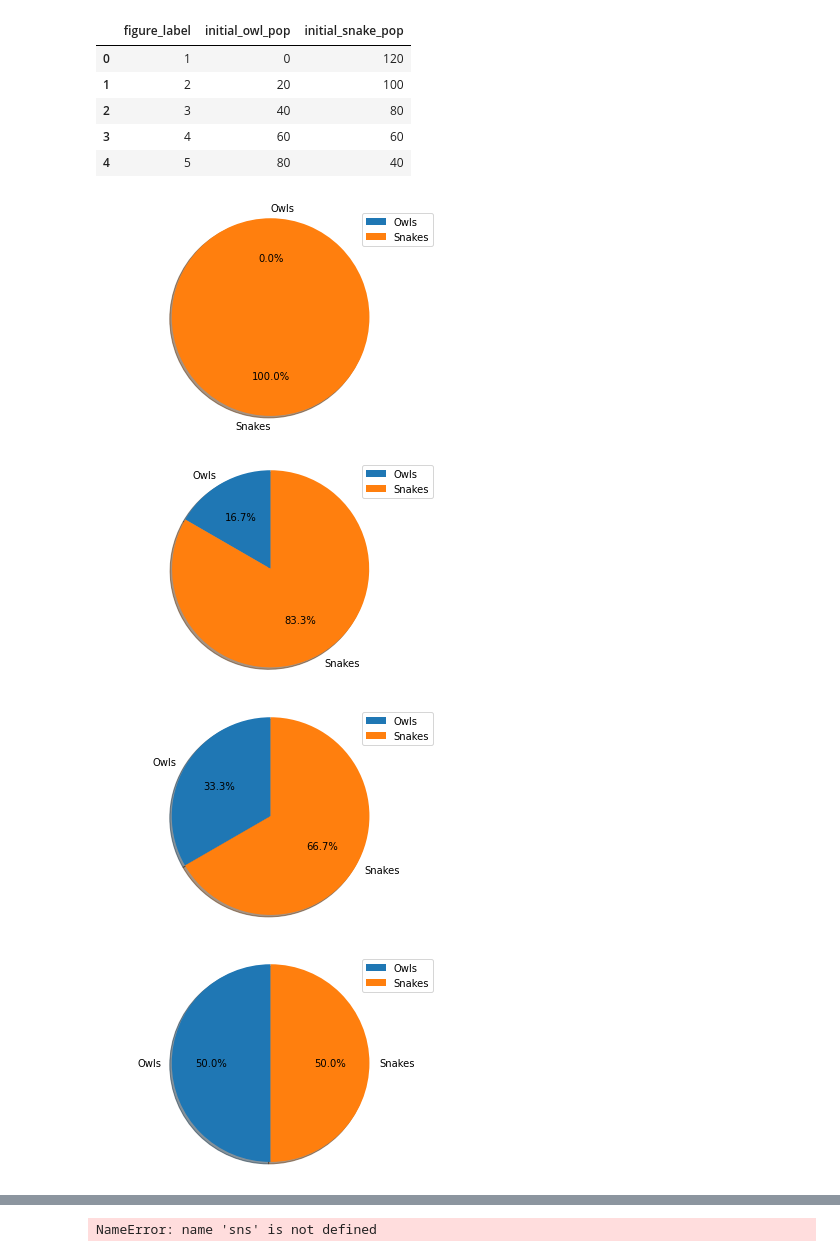
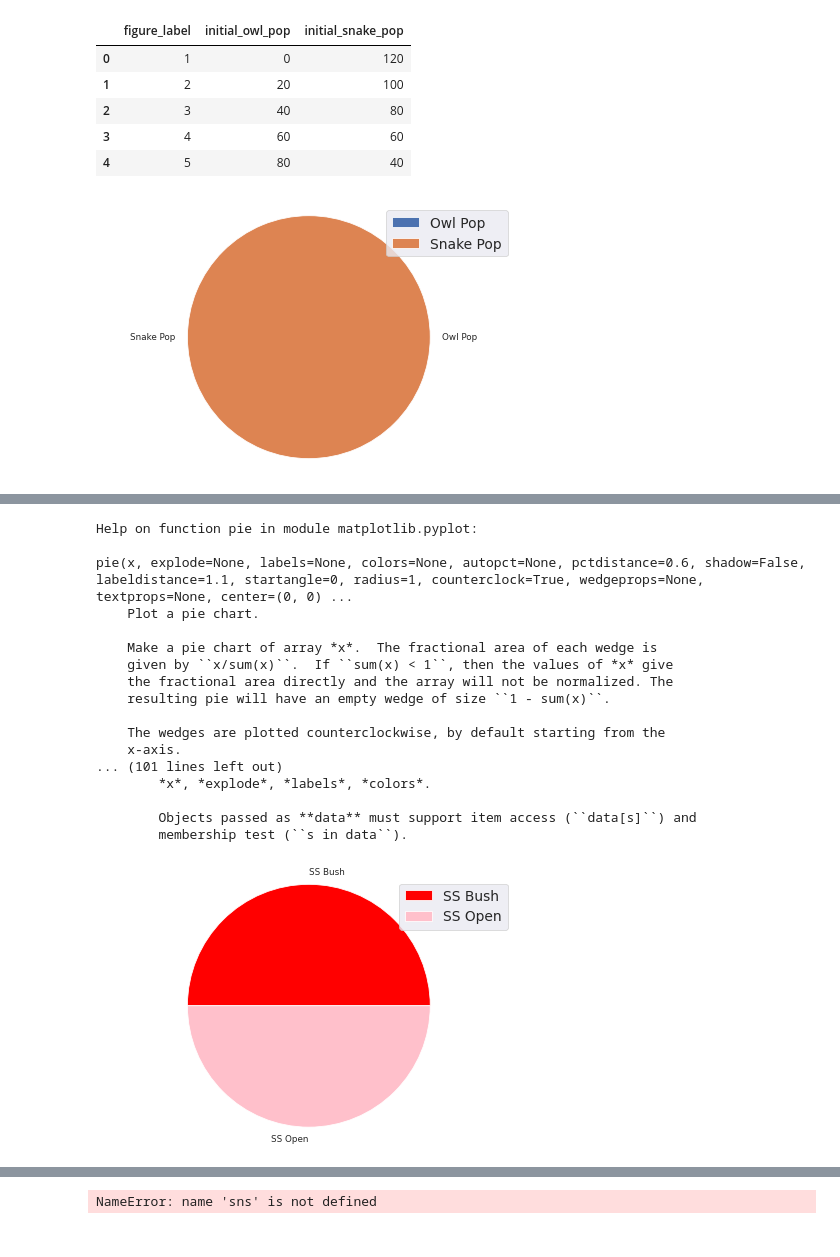
Before and after one commit to michaelremington2/uumarrty_post_sim_analysis, a Jupyter notebook: Figures_and_stats.ipynb, the cells around one changed output, grey strips where cells are left out. Drawn from its saved outputs; the diff is of its cells as text; code cells hidden in the pictures.

Commit message:
added a legend for experimental groups.

```diff
--- a/Figures_and_stats.ipynb
+++ b/Figures_and_stats.ipynb
@@ -130,29 +130,21 @@ df_owl.head()
 | 3 | 4 | 60 | 60 |
 | 4 | 5 | 80 | 40 |
 # %%
-#df_owl.head()
+#make owl figures
 
-# fig, axes = plt.subplots(len(exps), 3, sharex=False,sharey=True, figsize=(36,28))
-
-# for i, title in enumerate(exps):
-#     temp = temp_data(df=result,filter_val=title)
-#     g0 = sns.barplot(
-#             ax=axes[i,0], data=temp,
-#             x="mean_bush_pref", y="exp", hue="org",
-#             ci=95, palette="dark", alpha=.6
-#         ).set(title='{} Mean Bush Preference'.format(title))
-
+sns.set_context("paper")
 for index, row in df_owl.iterrows():
     data = [row['initial_owl_pop'],row['initial_snake_pop']]
     fig1, ax1 = plt.subplots()
-    ax1.pie(data, labels=['Owls','Snakes'], autopct='%1.1f%%',
-            shadow=True, startangle=90)
+#     ax1.pie(data, labels=['Owls','Snakes'], autopct='%1.1f%%',
+#             shadow=True, startangle=90)
+    ax1.pie(data,labels=['Owl Pop','Snake Pop'])
+    plt.legend(loc="upper right",fontsize='x-large',)
     ax1.axis('equal')  # Equal aspect ratio ensures that pie is drawn as a circle.
-    plt.legend(loc="upper right")
+    #plt.legend(loc="upper right")
     fp = '/home/mremington/Documents/uumarrty_post_sim/uumarrty_post_sim_analysis/images/yaxis_labels/owl_figure_label_{}.png'.format(row['figure_label'])
-    plt.savefig(fp)
+    #plt.savefig(fp)
+    fig1.tight_layout()
+    break
 # %% [output]
-[figure, old version]
+[figure, new version]
-[figure, removed]
-[figure, removed]
-[figure, removed]
@@ -160,0 +151,39 @@ for index, row in df_owl.iterrows():
+# %%
+help(plt.pie)
+# %% [output]
+Help on function pie in module matplotlib.pyplot:
+
+pie(x, explode=None, labels=None, colors=None, autopct=None, pctdistance=0.6, shadow=False, labeldistance=1.1, startangle=0, radius=1, counterclock=True, wedgeprops=None, textprops=None, center=(0, 0) ...
+    Plot a pie chart.
+
+    Make a pie chart of array *x*.  The fractional area of each wedge is
+    given by ``x/sum(x)``.  If ``sum(x) < 1``, then the values of *x* give
+    the fractional area directly and the array will not be normalized. The
+    resulting pie will have an empty wedge of size ``1 - sum(x)``.
+
+    The wedges are plotted counterclockwise, by default starting from the
+    x-axis.
+... (101 lines left out)
+        *x*, *explode*, *labels*, *colors*.
+
+        Objects passed as **data** must support item access (``data[s]``) and
+        membership test (``s in data``).
+# %%
+#make snake strike figures
+
+sns.set_context("paper")
+for index, row in df_ss.iterrows():
+    data = [row['snake_strike_success_probability_bush'],row['snake_strike_success_probability_open']]
+    fig1, ax1 = plt.subplots()
+#     ax1.pie(data, labels=['Owls','Snakes'], autopct='%1.1f%%',
+#             shadow=True, startangle=90)
+    ax1.pie(data,normalize=True,colors=['red','pink'],labels=['SS Bush','SS Open'])
+    plt.legend(loc="upper right",fontsize='x-large',)
+    ax1.axis('equal')  # Equal aspect ratio ensures that pie is drawn as a circle.
+    #plt.legend(loc="upper right")
+    fp = '/home/mremington/Documents/uumarrty_post_sim/uumarrty_post_sim_analysis/images/yaxis_labels/strike_success_figure_label_{}.png'.format(row['figure_label'])
+    #plt.savefig(fp)
+    fig1.tight_layout()
+    break
+# %% [output]
+[figure, added]
```
Also changed, not shown: parts of 8 cells of this notebook, 22 other files.
